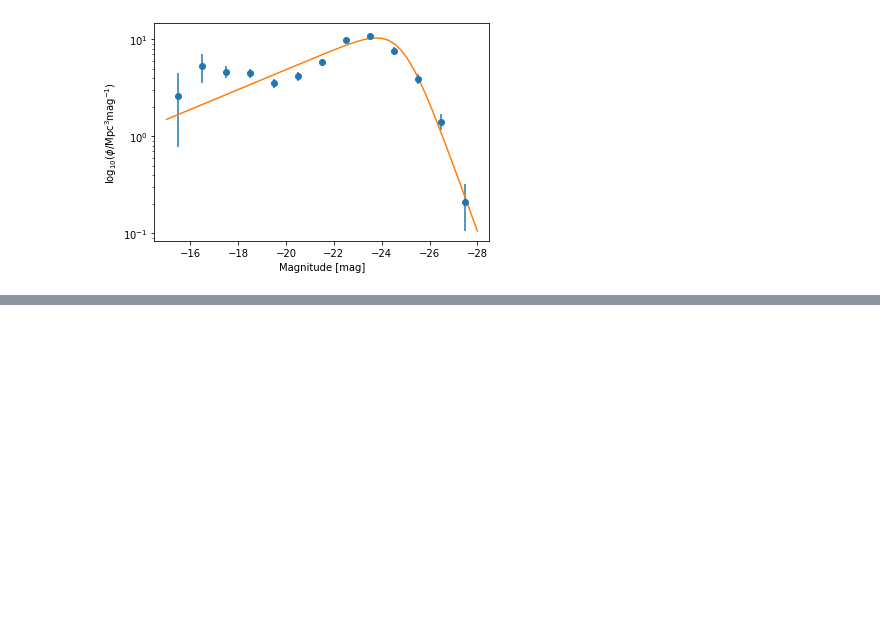
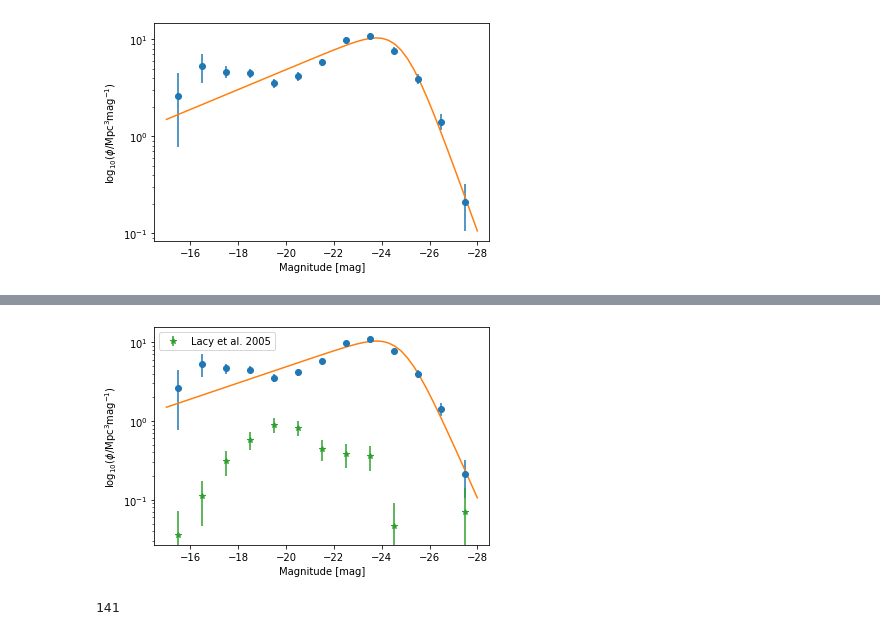
Before and after one commit to runburg/agn_lf, a Jupyter notebook: notebooks/lf_chi2.ipynb, the cells around one changed output, grey strips where cells are left out. Saved outputs shown, nothing was run; the diff lists cells and outputs as text; code cells hidden in the pictures; blank space fills up the shorter version.

Commit message:
:sparkles: :bug: add IR selection criteria but not working

```diff
--- a/notebooks/lf_chi2.ipynb
+++ b/notebooks/lf_chi2.ipynb
@@ -137,0 +140,29 @@ flagged_agn[band_vmax]
+# %%
+catalog = fits.open("data/Anna_Nick_Tractor_photometry_samplev9_MASTER.fits", memmap=True)
+ct = table.Table(catalog[1].data)
+# %%
+import source.selection_criteria as sc
+
+flux36 = 'flux_ap2_36'
+flux45 = 'flux_ap2_45'
+flux58 = 'flux_ap2_58'
+flux80 = 'flux_ap2_80'
+
+# try:
+#     for i in range(len(ct)):
+#         ct[flux36][i] > 10
+# except TypeError:
+#     print(i, ": ", ct[i])
+agn_candidates = sc.select_ir(ct, flux36, flux45, flux58, flux80, selection_cuts='lacy05')
+lacy_selected = ct[agn_candidates]
+# %%
+bins = np.arange(-28, -14)
+band = 'Mag_U_CFHT'
+band_err = 'Mag_err_U_CFHT'
+z_cols = ('zSpec', 'z_eazy')
+mid = 'Mag_U_CFHT_abs'
+band_vmax = 'Mag_U_CFHT_Vmax'
+mid, low, high = tf.add_abs_mag_and_err_to_table(lacy_selected, band, band_err, z_cols)
+band_vmax = vmax.add_V_max_to_table(lacy_selected, band, band_err, mid, ('zSpec', 'z_eazy'))
+
+vmax_counts = vmax.v_max_counts(lacy_selected, bins, mid, selection_function=np.ones(len(lacy_selected)), vmax_band=band)
@@ -137,0 +187,10 @@ flagged_agn[band_vmax]
+# %%
+ax.errorbar(vmax_counts[0], vmax_counts[2], yerr=vmax_counts[3], fmt='*', label='Lacy et al. 2005')
+ax.legend()
+fig
+# %% [output]
+[figure, added]
+# %%
+len(lacy_selected)
+# %% [output]
+141
```
Also changed, not shown: parts of 5 cells of this notebook, 6 other files.
